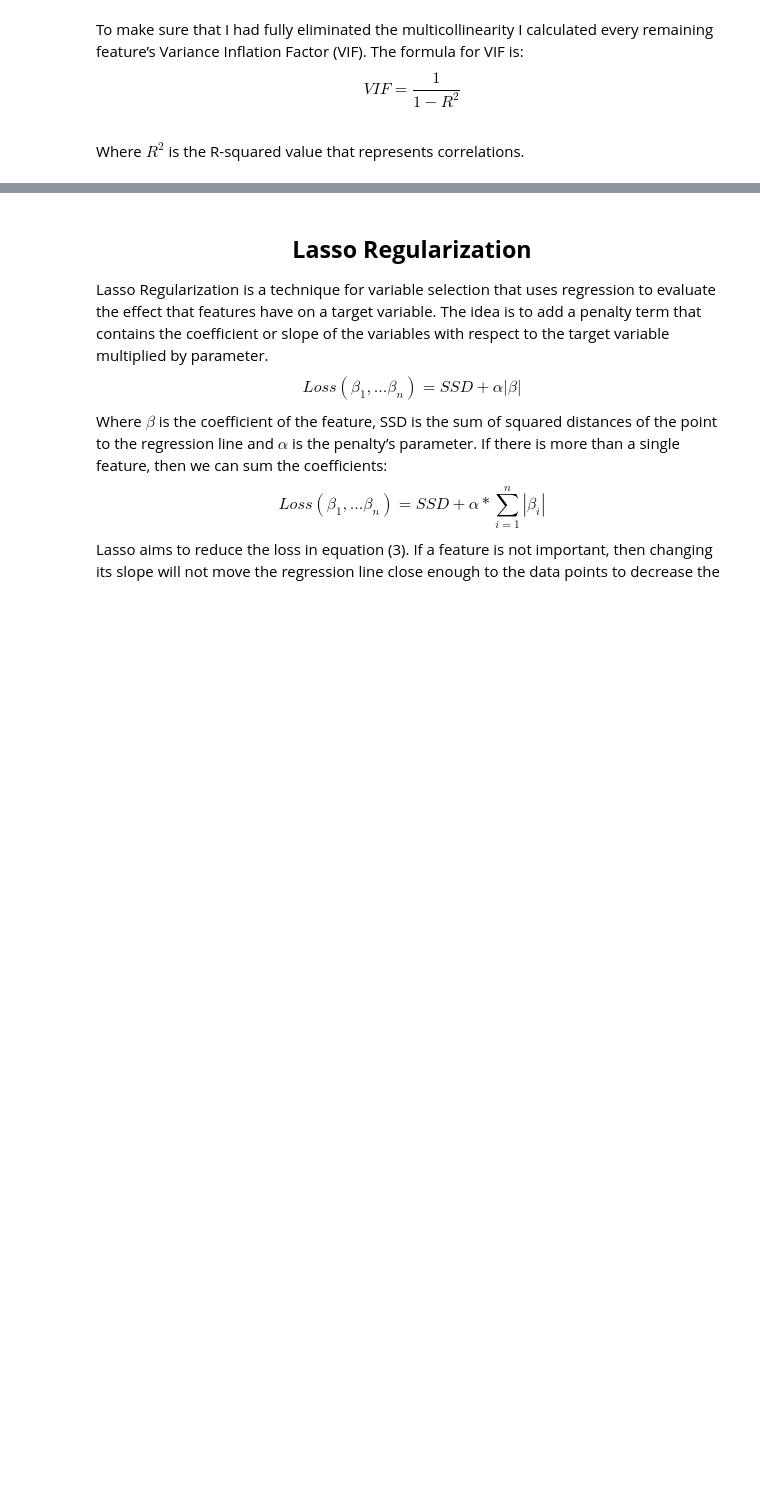
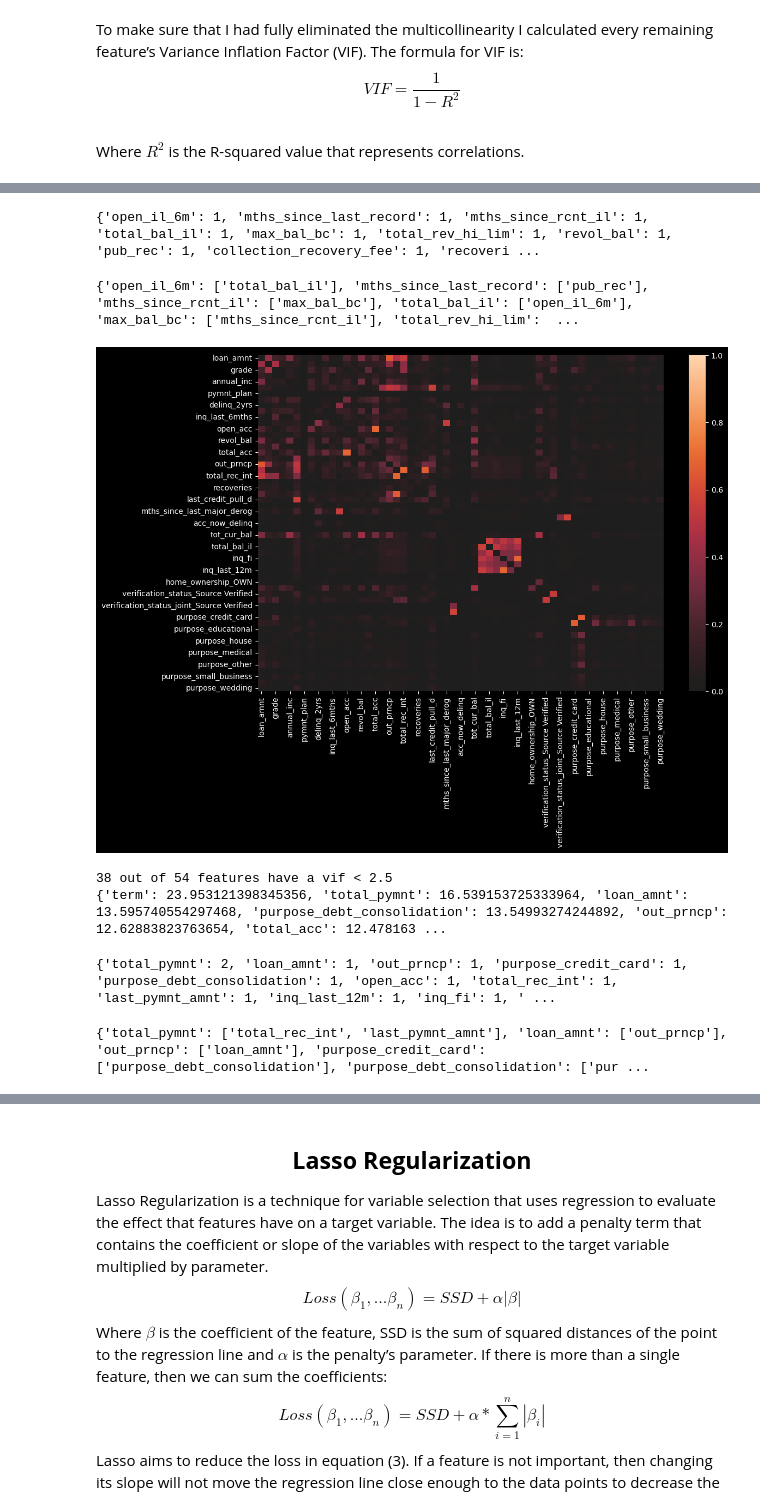
Before and after one commit to Jewdah18/Loan-Default-Risk, a Jupyter notebook: notebooks/Data Wrangling.ipynb, the cells around one changed output, grey strips where cells are left out. Drawn from its saved outputs; the diff is of its cells as text; code cells hidden in the pictures; blank space fills up the shorter version.

```diff
--- a/notebooks/Data Wrangling.ipynb
+++ b/notebooks/Data Wrangling.ipynb
@@ -551,0 +545,27 @@ vif(X_num)
+# %%
+corr_dict(X_num)
+# %% [output]
+{'open_il_6m': 1, 'mths_since_last_record': 1, 'mths_since_rcnt_il': 1, 'total_bal_il': 1, 'max_bal_bc': 1, 'total_rev_hi_lim': 1, 'revol_bal': 1, 'pub_rec': 1, 'collection_recovery_fee': 1, 'recoveri ...
+# %%
+corr_list(corr = .7, min_corr=0)
+# %% [output]
+{'open_il_6m': ['total_bal_il'], 'mths_since_last_record': ['pub_rec'], 'mths_since_rcnt_il': ['max_bal_bc'], 'total_bal_il': ['open_il_6m'], 'max_bal_bc': ['mths_since_rcnt_il'], 'total_rev_hi_lim':  ...
+# %%
+X_num.drop(['open_il_6m', 'mths_since_last_record', 'mths_since_rcnt_il', 'total_rev_hi_lim', 'collection_recovery_fee'], axis = 1, inplace = True)
+# %%
+zero_diagonal_heatmap(X_num)
+# %% [output]
+[figure, added]
+# %%
+vif(X_num.select_dtypes(include = 'number'))
+# %% [output]
+38 out of 54 features have a vif < 2.5
+{'term': 23.953121398345356, 'total_pymnt': 16.539153725333964, 'loan_amnt': 13.595740554297468, 'purpose_debt_consolidation': 13.54993274244892, 'out_prncp': 12.62883823763654, 'total_acc': 12.478163 ...
+# %%
+corr_dict(X_num, corr = .6)
+# %% [output]
+{'total_pymnt': 2, 'loan_amnt': 1, 'out_prncp': 1, 'purpose_credit_card': 1, 'purpose_debt_consolidation': 1, 'open_acc': 1, 'total_rec_int': 1, 'last_pymnt_amnt': 1, 'inq_last_12m': 1, 'inq_fi': 1, ' ...
+# %%
+corr_list(corr = .6, min_corr = 0)
+# %% [output]
+{'total_pymnt': ['total_rec_int', 'last_pymnt_amnt'], 'loan_amnt': ['out_prncp'], 'out_prncp': ['loan_amnt'], 'purpose_credit_card': ['purpose_debt_consolidation'], 'purpose_debt_consolidation': ['pur ...
```
Also changed, not shown: parts of 22 cells of this notebook.
